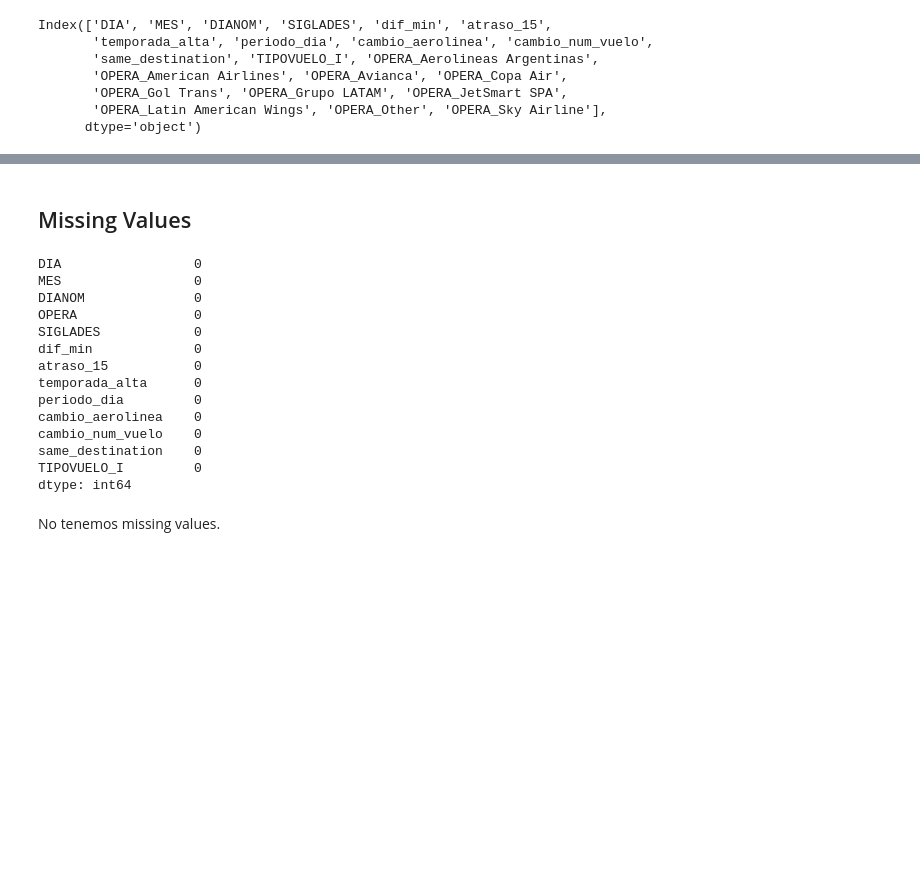
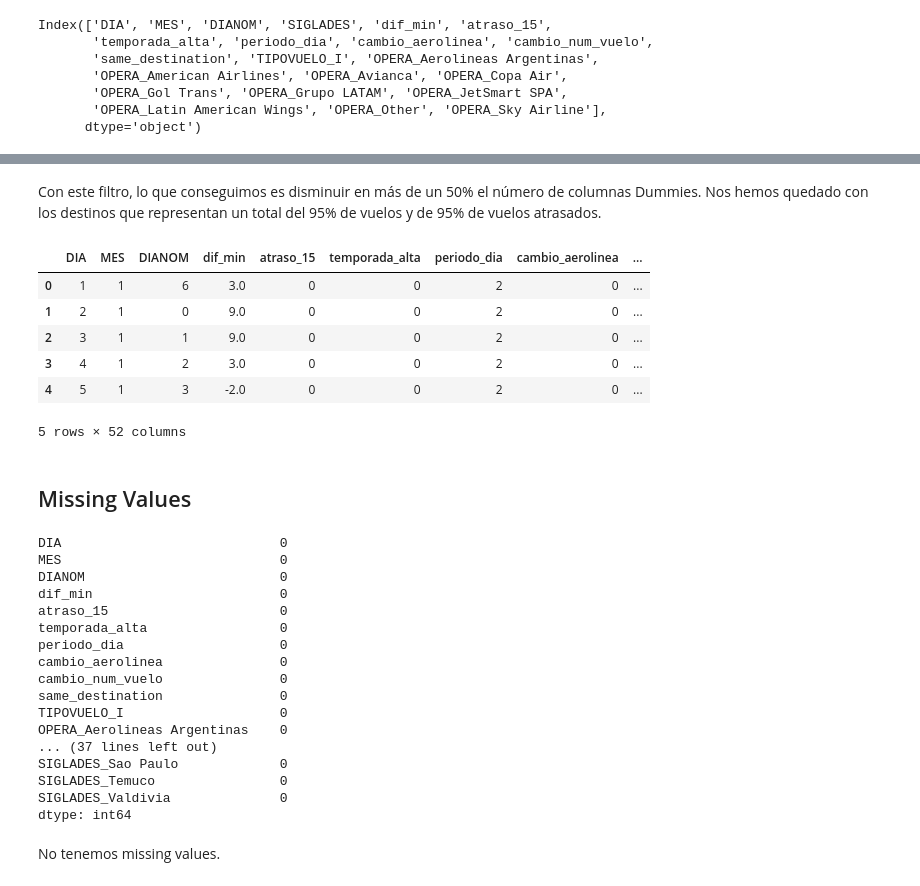
Before and after one commit to rebeccahcohen/Challenge_LATAM, a Jupyter notebook: data_analysis.ipynb, the cells around one changed output, grey strips where cells are left out. Cells and saved outputs as stored; diff of their text form; code cells hidden in the pictures; blank space fills up the shorter version.

```diff
--- a/data_analysis.ipynb
+++ b/data_analysis.ipynb
@@ -701,0 +678,10 @@ analisis_atraso_por_col(df,'SIGLADES').head(30)
+# %%
+atraso_siglades = analisis_atraso_por_col(df,'SIGLADES')
+print(f'El total de destinos SIGLADES es de: {len(atraso_siglades)}')
+
+# Sacamos la lista de destinos que tienen el 95% de los vuelos.
+main_SIGLADES = atraso_siglades.loc[(atraso_siglades['cumsum_total_vuelos'] < 0.95)]['SIGLADES'].unique().tolist()
+
+print(f'Los destinos principales son : {main_SIGLADES}')
+
+print(f'El total de destino principales es de: {len(main_SIGLADES)}')
@@ -701,0 +692,2 @@ analisis_atraso_por_col(df,'SIGLADES').head(30)
+# %%
+df.loc[~df["SIGLADES"].isin(main_SIGLADES), 'SIGLADES'] = "Other"
@@ -702,21 +714,40 @@ analisis_atraso_por_col(df,'SIGLADES').head(30)
+# %% [markdown]
+Con este filtro, lo que conseguimos es disminuir en más de un 50% el número de columnas Dummies.
+Nos hemos quedado con los destinos que representan un total del 95% de vuelos y de 95% de vuelos atrasados.
+# %%
+# creamos las columnas dummies
+df = DummyCol(df,['SIGLADES'])
+# %%
+df.head()
+# %% [output]
+|  | DIA | MES | DIANOM | dif_min | atraso_15 | temporada_alta | periodo_dia | cambio_aerolinea | ... |
+| 0 | 1 | 1 | 6 | 3.0 | 0 | 0 | 2 | 0 | ... |
+| 1 | 2 | 1 | 0 | 9.0 | 0 | 0 | 2 | 0 | ... |
+| 2 | 3 | 1 | 1 | 9.0 | 0 | 0 | 2 | 0 | ... |
+| 3 | 4 | 1 | 2 | 3.0 | 0 | 0 | 2 | 0 | ... |
+| 4 | 5 | 1 | 3 | -2.0 | 0 | 0 | 2 | 0 | ... |
+5 rows × 52 columns
 # %% [markdown]
 ## Missing Values
 # %%
 df.isnull().sum()
 # %% [output]
-DIA                 0
-MES                 0
-DIANOM              0
-OPERA               0
-SIGLADES            0
-dif_min             0
-atraso_15           0
-temporada_alta      0
-periodo_dia         0
-cambio_aerolinea    0
-cambio_num_vuelo    0
-same_destination    0
-TIPOVUELO_I         0
+DIA                            0
+MES                            0
+DIANOM                         0
+dif_min                        0
+atraso_15                      0
+temporada_alta                 0
+periodo_dia                    0
+cambio_aerolinea               0
+cambio_num_vuelo               0
+same_destination               0
+TIPOVUELO_I                    0
+OPERA_Aerolineas Argentinas    0
+... (37 lines left out)
+SIGLADES_Sao Paulo             0
+SIGLADES_Temuco                0
+SIGLADES_Valdivia              0
 dtype: int64
 # %% [markdown]
 No tenemos missing values.
```
Also changed, not shown: parts of 4 cells of this notebook, 2 other files.
